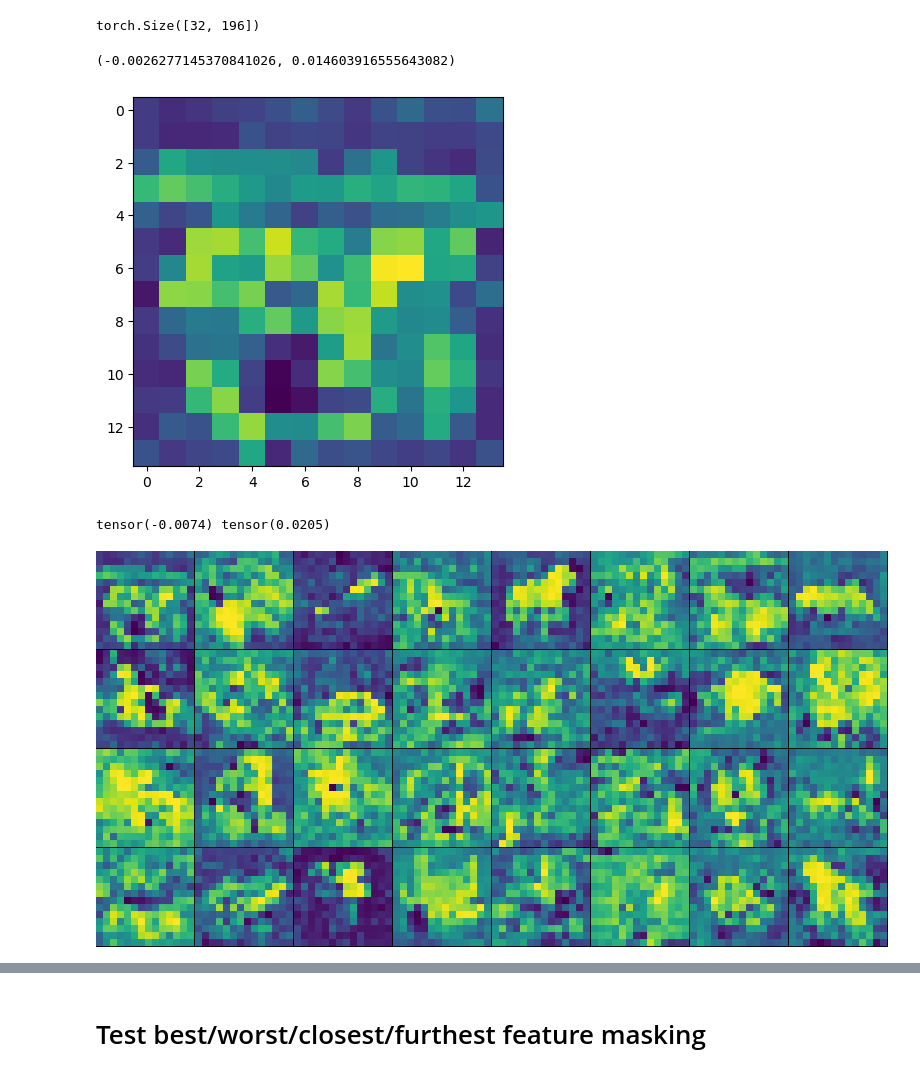
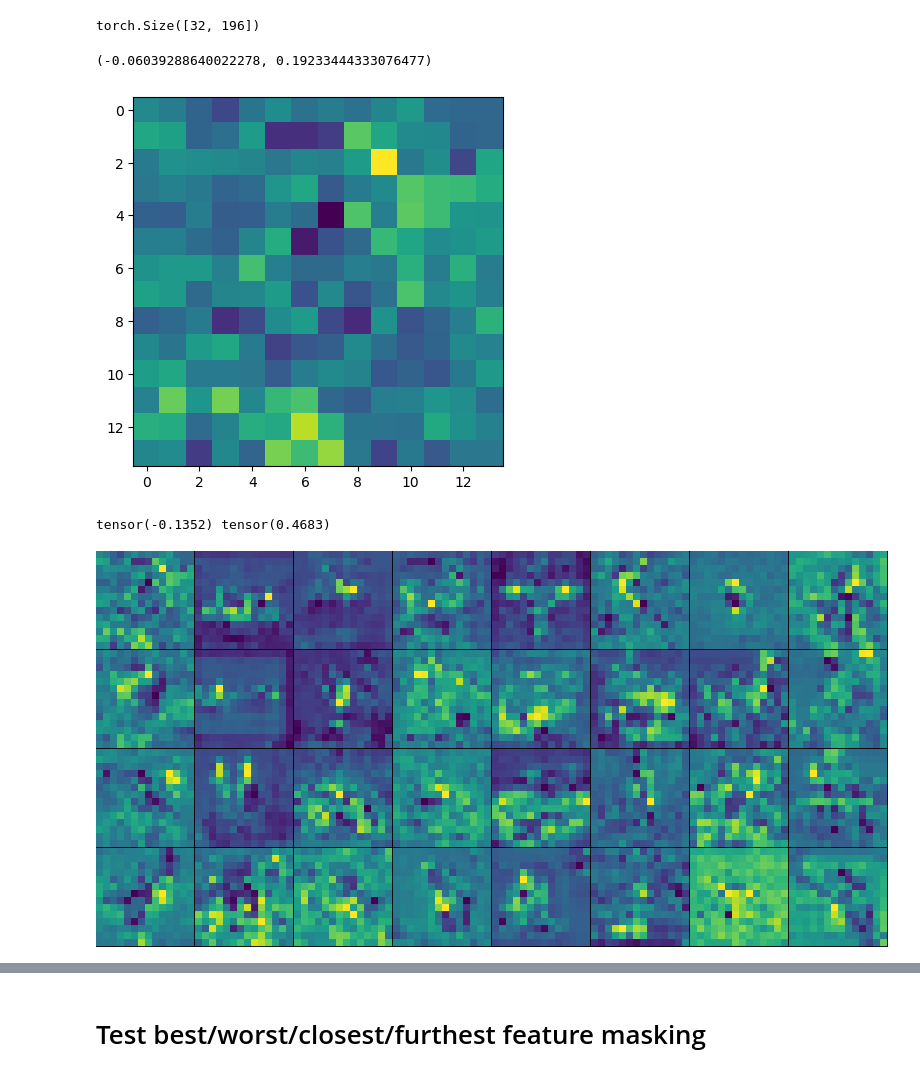
Before and after one commit to jacek-tomasz-rutkowski/magisterka, a Jupyter notebook: T2T_ViT/notebooks/visualize_explainer_196.ipynb, the cells around one changed output, grey strips where cells are left out. Drawn from its saved outputs; the diff is of its cells as text; code cells hidden in the pictures.

```diff
--- a/T2T_ViT/notebooks/visualize_explainer_196.ipynb
+++ b/T2T_ViT/notebooks/visualize_explainer_196.ipynb
@@ -36,7 +35,7 @@ torch.Size([32, 3, 224, 224]) torch.Size([32]) torch.Size([32, 1, 196])
 # %%
 surrogate_dir = PROJECT_ROOT / "saved_models/surrogate/cifar10"
 surrogate = Surrogate.load_from_checkpoint(
-    surrogate_dir / "v2/player196/t2t_vit.ckpt",
+    surrogate_dir / "v2/player196/swin.ckpt",
     # surrogate_dir / "_t2t_vit_player16_lr0.0001_wd0.0_b256_epoch19.ckpt",
     # surrogate_dir / "_vit_player16_lr0.0001_wd0.0_b256_epoch19.ckpt",
     # surrogate_dir / "_swin_player16_lr0.0002_wd0.0_b256_epoch19.ckpt",
@@ -53,13 +50,12 @@ adopt performer encoder for tokens-to-token
 # %%
-
-
+checkpoint_dir = PROJECT_ROOT / "checkpoints/explainer"
 explainer_dir = PROJECT_ROOT / "saved_models/explainer"
 explainer = Explainer.load_from_checkpoint(
-    # find_latest_checkpoint(PROJECT_ROOT / 'checkpoints/explainer/tanhdiv98use_conv_False_t2t_vit_freeze_except_last_two_use_surgTrue_player196_lr0.0001_wd0.0_b1024'),
+    # find_latest_checkpoint(checkpoint_dir / "2024-04-30_21-33_t2t_vit_shapley_p196_lr5e-05_t0.0_d98.0"),
     # explainer_dir / "_player196_lr5e-05_wd0.0_b256.ckpt",  # performs well, even on 16 players.
     # explainer_dir / "_player16_lr5e-05_wd0.0_b256.ckpt",
     # explainer_dir / "t2t_vit_freeze_none_use_surgTrue_player16_lr0.0001_wd0.0_b128.ckpt",  # performs poorly
-    PROJECT_ROOT / "saved_models/explainer/cifar10/v2/t2t_vit.ckpt",
+    explainer_dir / "cifar10/v3/player196/swin.ckpt",
     map_location="cuda",
     surrogate=deepcopy(surrogate),
     strict=True,  # can be False for older checkpoints (it's OK to ignore "surrogate.target_model.*").
@@ -112,13 +107,15 @@ size = int(np.sqrt(shap_values.shape[1]))
 plt.imshow(shap_values[0].reshape(size, size).cpu().numpy(), cmap="viridis")
 shap_values[0].min().item(), shap_values[0].max().item()
 # %% [output]
-(-0.0026277145370841026, 0.014603916555643082)
+(-0.06039288640022278, 0.19233444333076477)
-[figure, old version]
+[figure, new version]
 # %%
 from vit_shapley.CIFAR_10_Dataset import _tensor_to_image, _make_image_grid
 import PIL.Image
 
-def get_heatmaps(values: torch.Tensor, images_shape: tuple[int, int, int, int], vmin: float = None, vmax: float = None) -> list[PIL.Image.Image]:
+def get_heatmaps(
+    values: torch.Tensor, images_shape: tuple[int, int, int, int], vmin: float = None, vmax: float = None
+) -> list[PIL.Image.Image]:
     """
     Args:
     - values: (B, num_players)
@@ -133,35 +130,35 @@ def get_heatmaps(values: torch.Tensor, images_shape: tuple[int, int, int, int],
     mask_W = mask_H
     assert mask_H * mask_W == num_players, f"{num_players=}, expected a square number."
     values = values.view(B, mask_H, mask_W)
 
     # Upscale masks to image size.
     h_repeats, w_repeats = int(np.ceil(H / mask_H)), int(np.ceil(W / mask_W))
     values = values.repeat_interleave(h_repeats, dim=1).repeat_interleave(w_repeats, dim=2)
     values = values[:, :H, :W]
 
     if vmin is None:
         # vmin = values.min()
         vmin = values.min(dim=2, keepdim=True)[0].min(dim=1, keepdim=True)[0]
     if vmax is None:
         # vmax = values.max()
         vmax = values.max(dim=2, keepdim=True)[0].max(dim=1, keepdim=True)[0]
     values = (values - vmin) / (vmax - vmin + 1e-8)  # Normalize to [0, 1]
 
     color_map = plt.get_cmap('viridis')
     values = color_map(values)  # (B, H, W, 4)
     values = values[:, :, :, :3]  # Remove alpha channel
     values = torch.tensor(values).permute(0, 3, 1, 2)  # (B, C, H, W)
 
     # values = values.unsqueeze(dim=1).expand(-1, 3, -1, -1)  # Add C dimension
     # Masks now have shape (B, 1, H, W)
 
     return [_tensor_to_image(v, scale=0.5, mean=0, std=1) for v in values]
 
 heatmap_grid = _make_image_grid(get_heatmaps(shap_values, images.shape))
 heatmap_grid
 # %% [output]
-tensor(-0.0074) tensor(0.0205)
+tensor(-0.1352) tensor(0.4683)
-[figure, old version]
+[figure, new version]
 # %%
 image_grid = CIFAR_10_Dataset.to_image_grid(images, labels, scale=0.5)
 image_grid
```
Also changed, not shown: parts of 10 cells of this notebook, 1 other file.
